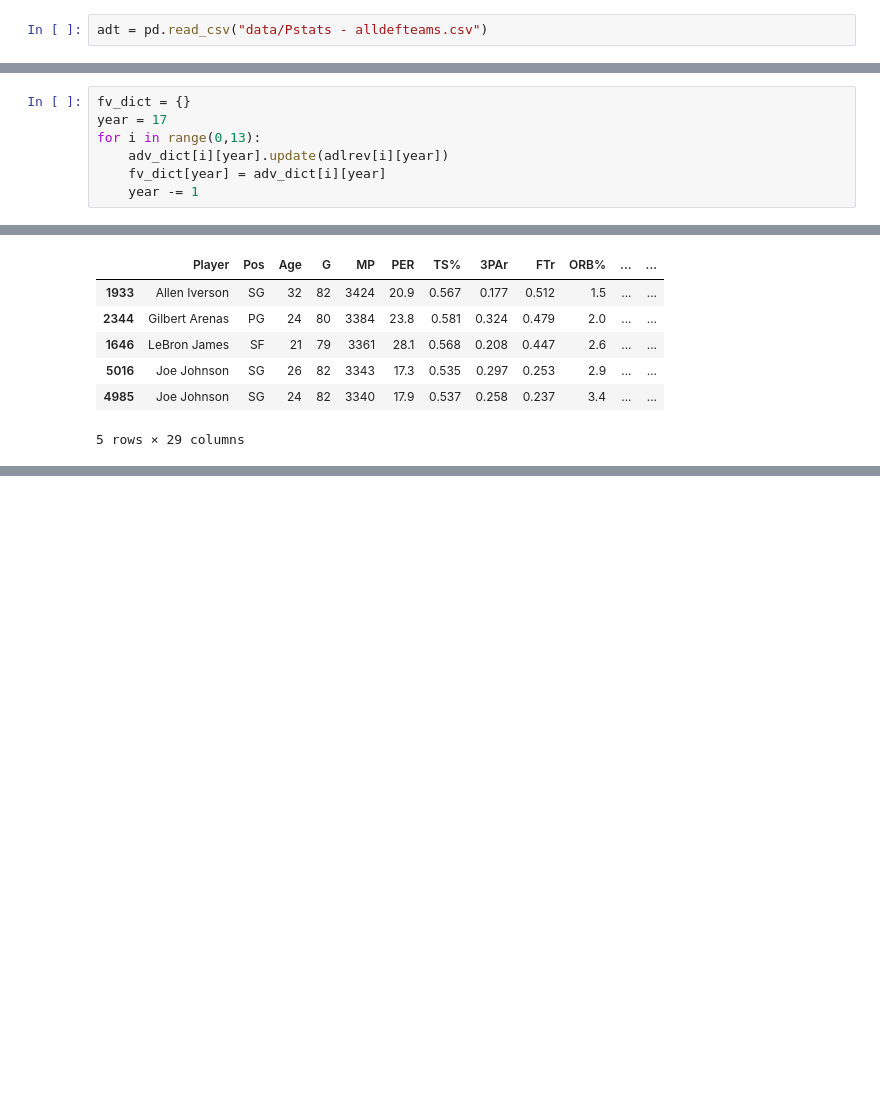
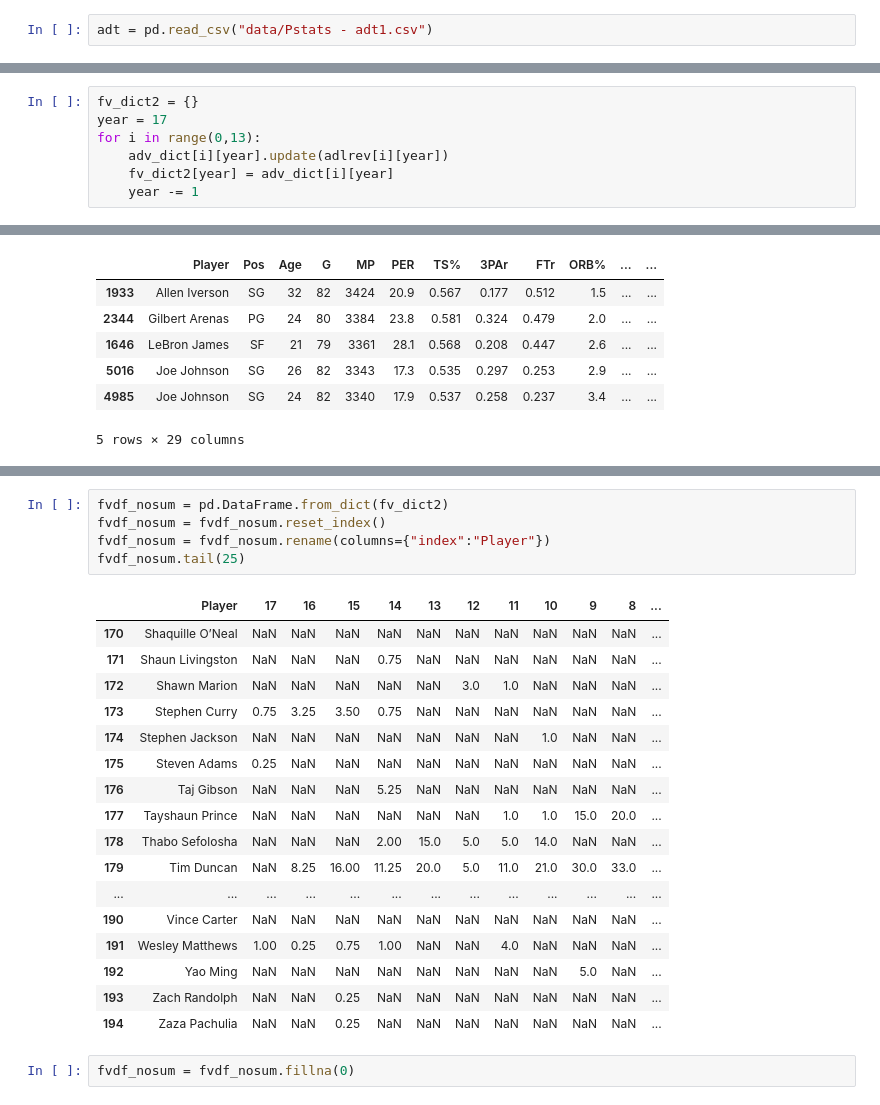
Before and after one commit to dmacUT/nba-final4-projections, a Jupyter notebook: AddingDefPlayerVotes.ipynb, the cells around one changed output, grey strips where cells are left out. Saved outputs shown, nothing was run; the diff lists cells and outputs as text; blank space fills up the shorter version.

```diff
--- a/AddingDefPlayerVotes.ipynb
+++ b/AddingDefPlayerVotes.ipynb
@@ -2,7 +2,7 @@
 import pandas as pd
 import numpy as np
 # %%
-adt = pd.read_csv("data/Pstats - alldefteams.csv")
+adt = pd.read_csv("data/Pstats - adt1.csv")
 # %%
 adv17 = {}
 adv16= {}
@@ -196,9 +174,9 @@ adv_dict
    'Andres Nocioni': 1,
    'Amaré Stoudemire': 1}}]
 # %%
-fv_dict = {}
+fv_dict2 = {}
 year = 17
 for i in range(0,13):
     adv_dict[i][year].update(adlrev[i][year])
-    fv_dict[year] = adv_dict[i][year]
+    fv_dict2[year] = adv_dict[i][year]
     year -= 1
@@ -409,0 +374,25 @@ ad
+# %%
+fvdf_nosum = pd.DataFrame.from_dict(fv_dict2)
+fvdf_nosum = fvdf_nosum.reset_index()
+fvdf_nosum = fvdf_nosum.rename(columns={"index":"Player"})
+fvdf_nosum.tail(25)
+# %% [output]
+|  | Player | 17 | 16 | 15 | 14 | 13 | 12 | 11 | 10 | 9 | 8 | ... |
+| 170 | Shaquille O’Neal | NaN | NaN | NaN | NaN | NaN | NaN | NaN | NaN | NaN | NaN | ... |
+| 171 | Shaun Livingston | NaN | NaN | NaN | 0.75 | NaN | NaN | NaN | NaN | NaN | NaN | ... |
+| 172 | Shawn Marion | NaN | NaN | NaN | NaN | NaN | 3.0 | 1.0 | NaN | NaN | NaN | ... |
+| 173 | Stephen Curry | 0.75 | 3.25 | 3.50 | 0.75 | NaN | NaN | NaN | NaN | NaN | NaN | ... |
+| 174 | Stephen Jackson | NaN | NaN | NaN | NaN | NaN | NaN | NaN | 1.0 | NaN | NaN | ... |
+| 175 | Steven Adams | 0.25 | NaN | NaN | NaN | NaN | NaN | NaN | NaN | NaN | NaN | ... |
+| 176 | Taj Gibson | NaN | NaN | NaN | 5.25 | NaN | NaN | NaN | NaN | NaN | NaN | ... |
+| 177 | Tayshaun Prince | NaN | NaN | NaN | NaN | NaN | NaN | 1.0 | 1.0 | 15.0 | 20.0 | ... |
+| 178 | Thabo Sefolosha | NaN | NaN | NaN | 2.00 | 15.0 | 5.0 | 5.0 | 14.0 | NaN | NaN | ... |
+| 179 | Tim Duncan | NaN | 8.25 | 16.00 | 11.25 | 20.0 | 5.0 | 11.0 | 21.0 | 30.0 | 33.0 | ... |
+| ... | ... | ... | ... | ... | ... | ... | ... | ... | ... | ... | ... | ... |
+| 190 | Vince Carter | NaN | NaN | NaN | NaN | NaN | NaN | NaN | NaN | NaN | NaN | ... |
+| 191 | Wesley Matthews | 1.00 | 0.25 | 0.75 | 1.00 | NaN | NaN | 4.0 | NaN | NaN | NaN | ... |
+| 192 | Yao Ming | NaN | NaN | NaN | NaN | NaN | NaN | NaN | NaN | 5.0 | NaN | ... |
+| 193 | Zach Randolph | NaN | NaN | 0.25 | NaN | NaN | NaN | NaN | NaN | NaN | NaN | ... |
+| 194 | Zaza Pachulia | NaN | NaN | 0.25 | NaN | NaN | NaN | NaN | NaN | NaN | NaN | ... |
+# %%
+fvdf_nosum = fvdf_nosum.fillna(0)
```
Also changed, not shown: parts of 46 cells of this notebook.
